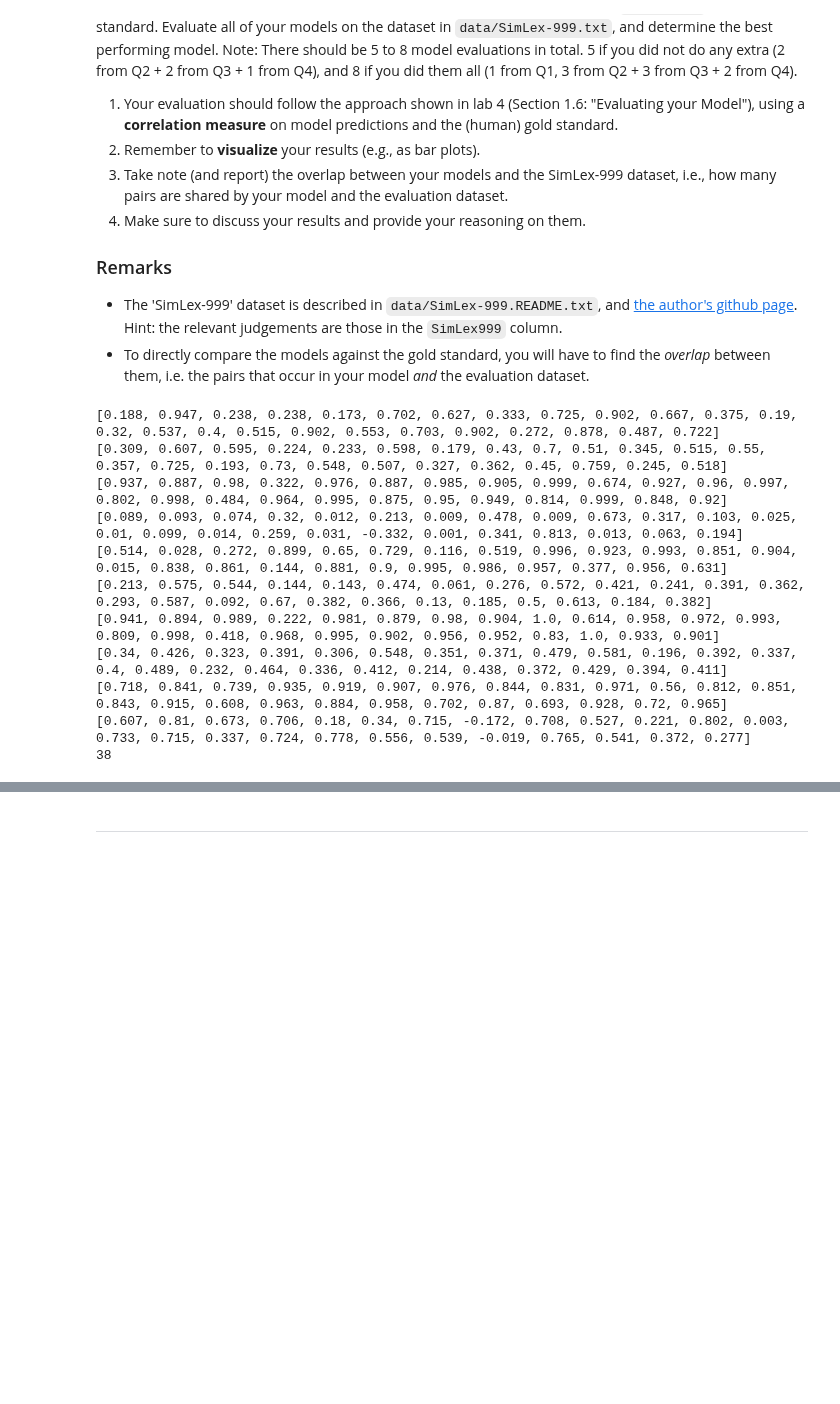
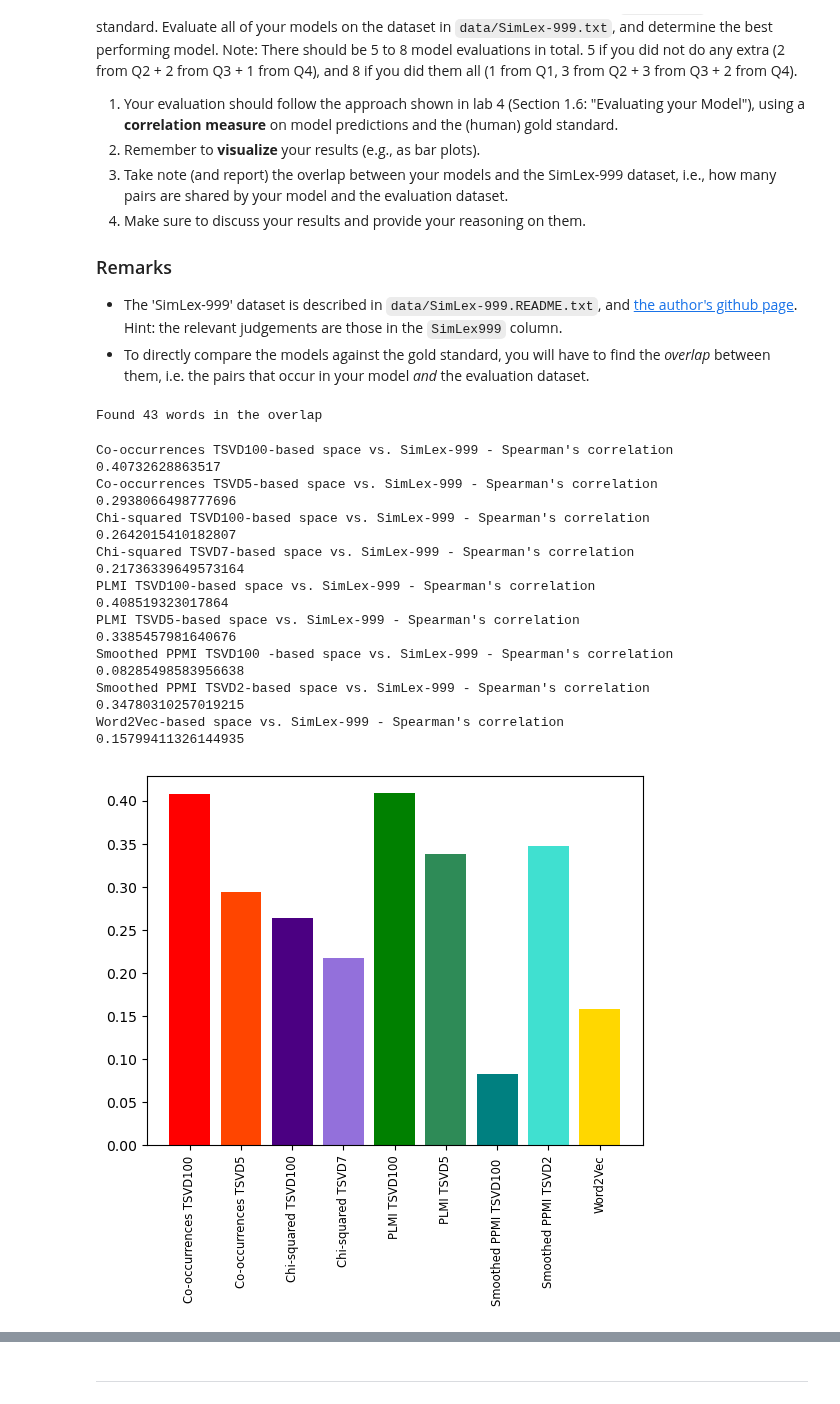
Before and after one commit to zhao-rry/AUC_TM_2025, a Jupyter notebook: my_stuff/ass2_harry/notebook.ipynb, the cells around one changed output, grey strips where cells are left out. Cells and saved outputs as stored; diff of their text form; code cells hidden in the pictures; blank space fills up the shorter version.

```diff
--- a/my_stuff/ass2_harry/notebook.ipynb
+++ b/my_stuff/ass2_harry/notebook.ipynb
@@ -356,7 +388,7 @@ plt.show()
 # using new values for dimensions based on
 # the inflection points in scree plot
 
-surface_co_tsvdopt_mat = TSVD(n_components = 4, algorithm = "arpack").fit_transform(surface_co_mat)
-chisq_tsvdopt_mat = TSVD(n_components = 5, algorithm = "arpack").fit_transform(chisq_mat)
-plmi_tsvdopt_mat = TSVD(n_components = 4, algorithm = "arpack").fit_transform(plmi_mat)
-sppmi_tsvdopt_mat = TSVD(n_components = 3, algorithm = "arpack").fit_transform(sppmi_mat)
+surface_co_tsvdopt_mat = TSVD(n_components = 5, algorithm = "arpack").fit_transform(surface_co_mat)
+chisq_tsvdopt_mat = TSVD(n_components = 7, algorithm = "arpack").fit_transform(chisq_mat)
+plmi_tsvdopt_mat = TSVD(n_components = 5, algorithm = "arpack").fit_transform(plmi_mat)
+sppmi_tsvdopt_mat = TSVD(n_components = 2, algorithm = "arpack").fit_transform(sppmi_mat)
@@ -382,7 +415,7 @@ params = {
     'vector_size': 20, # dimensions
     'window': 5,
     'epochs': 5,
-    'min_count': 10, # same as surface co-occurrences
+    'min_count': 5, # same as surface co-occurrences
     'sg': 0, # not the skip-gram (1), use CBOW (0)
     'negative': 5,
     'workers': 4, # how many cores to use
@@ -445,13 +478,13 @@ pairs_untagged = {
 standard_scores = []
 measure_scores = {
     "Co-occurrences TSVD100": (surface_co_simmat100, []),
-    "Co-occurrences TSVD4": (surface_co_simmat_opt, []),
+    "Co-occurrences TSVD5": (surface_co_simmat_opt, []),
     "Chi-squared TSVD100": (chisq_simmat100, []),
-    "Chi-squared TSVD5": (chisq_simmat_opt, []),
+    "Chi-squared TSVD7": (chisq_simmat_opt, []),
     "PLMI TSVD100": (plmi_simmat100, []),
-    "PLMI TSVD4": (plmi_simmat_opt, []),
+    "PLMI TSVD5": (plmi_simmat_opt, []),
     "Smoothed PPMI TSVD100 ": (sppmi_simmat100, []),
-    "Smoothed PPMI TSVD3": (sppmi_simmat_opt, []),
+    "Smoothed PPMI TSVD2": (sppmi_simmat_opt, []),
 }
 word2vec_scores = []
 measure_rhos = {k: 0 for k in measure_scores.keys()}
@@ -471,12 +504,12 @@ with open("data/SimLex-999.txt", 'r') as f:
             score = round(float(items[3]) / 10, 3)
 
             if (target, context) in pairs_untagged:
-                # print(target, context)
                 target_tagged = f"{target}-NOUN"
                 # context might not be a noun, so use nltk
                 context_tagged = '-'.join(
                     pos_tag([context], tagset = "universal")[0]
                 )
+                # print(target_tagged, context_tagged)
 
                 target_id = target_indices[target_tagged]
                 context_id = context_indices[context_tagged]
@@ -495,20 +528,43 @@ with open("data/SimLex-999.txt", 'r') as f:
                     standard_scores.append(score)
                     word2vec_scores.append(round(cbow_model.wv.similarity(target, context), 3))
 
-print(standard_scores[:25])
-for measure in measure_scores.values():
-    print(measure[1][:25])
-print(word2vec_scores[:25])
-print(len(standard_scores)) # why is it so low?
+print(f"Found {len(standard_scores)} words in the overlap")
 # %% [output]
-[0.188, 0.947, 0.238, 0.238, 0.173, 0.702, 0.627, 0.333, 0.725, 0.902, 0.667, 0.375, 0.19, 0.32, 0.537, 0.4, 0.515, 0.902, 0.553, 0.703, 0.902, 0.272, 0.878, 0.487, 0.722]
-[0.309, 0.607, 0.595, 0.224, 0.233, 0.598, 0.179, 0.43, 0.7, 0.51, 0.345, 0.515, 0.55, 0.357, 0.725, 0.193, 0.73, 0.548, 0.507, 0.327, 0.362, 0.45, 0.759, 0.245, 0.518]
-[0.937, 0.887, 0.98, 0.322, 0.976, 0.887, 0.985, 0.905, 0.999, 0.674, 0.927, 0.96, 0.997, 0.802, 0.998, 0.484, 0.964, 0.995, 0.875, 0.95, 0.949, 0.814, 0.999, 0.848, 0.92]
-[0.089, 0.093, 0.074, 0.32, 0.012, 0.213, 0.009, 0.478, 0.009, 0.673, 0.317, 0.103, 0.025, 0.01, 0.099, 0.014, 0.259, 0.031, -0.332, 0.001, 0.341, 0.813, 0.013, 0.063, 0.194]
-[0.514, 0.028, 0.272, 0.899, 0.65, 0.729, 0.116, 0.519, 0.996, 0.923, 0.993, 0.851, 0.904, 0.015, 0.838, 0.861, 0.144, 0.881, 0.9, 0.995, 0.986, 0.957, 0.377, 0.956, 0.631]
-[0.213, 0.575, 0.544, 0.144, 0.143, 0.474, 0.061, 0.276, 0.572, 0.421, 0.241, 0.391, 0.362, 0.293, 0.587, 0.092, 0.67, 0.382, 0.366, 0.13, 0.185, 0.5, 0.613, 0.184, 0.382]
-[0.941, 0.894, 0.989, 0.222, 0.981, 0.879, 0.98, 0.904, 1.0, 0.614, 0.958, 0.972, 0.993, 0.809, 0.998, 0.418, 0.968, 0.995, 0.902, 0.956, 0.952, 0.83, 1.0, 0.933, 0.901]
-[0.34, 0.426, 0.323, 0.391, 0.306, 0.548, 0.351, 0.371, 0.479, 0.581, 0.196, 0.392, 0.337, 0.4, 0.489, 0.232, 0.464, 0.336, 0.412, 0.214, 0.438, 0.372, 0.429, 0.394, 0.411]
-[0.718, 0.841, 0.739, 0.935, 0.919, 0.907, 0.976, 0.844, 0.831, 0.971, 0.56, 0.812, 0.851, 0.843, 0.915, 0.608, 0.963, 0.884, 0.958, 0.702, 0.87, 0.693, 0.928, 0.72, 0.965]
-[0.607, 0.81, 0.673, 0.706, 0.18, 0.34, 0.715, -0.172, 0.708, 0.527, 0.221, 0.802, 0.003, 0.733, 0.715, 0.337, 0.724, 0.778, 0.556, 0.539, -0.019, 0.765, 0.541, 0.372, 0.277]
-38
+Found 43 words in the overlap
+# %%
+rhos = []
+
+measure_scores["Word2Vec"] = (None, word2vec_scores)
+for label, measure in measure_scores.items():
+    print(f"{label}-based space vs. SimLex-999 - Spearman's correlation")
+
+    rho = spearmanr(standard_scores, measure[1])[0]
+    print(rho)
+    rhos.append(rho)
+
+colours = ["red", "orangered", "indigo", "mediumpurple",
+           "green", "seagreen", "teal", "turquoise", "gold"]
+
+plt.bar(range(len(rhos)), rhos, color = colours)
+plt.xticks(range(len(rhos)), measure_scores.keys(), size = 'small', rotation = 'vertical')
+plt.show()
+# %% [output]
+Co-occurrences TSVD100-based space vs. SimLex-999 - Spearman's correlation
+0.40732628863517
+Co-occurrences TSVD5-based space vs. SimLex-999 - Spearman's correlation
+0.2938066498777696
+Chi-squared TSVD100-based space vs. SimLex-999 - Spearman's correlation
+0.2642015410182807
+Chi-squared TSVD7-based space vs. SimLex-999 - Spearman's correlation
+0.21736339649573164
+PLMI TSVD100-based space vs. SimLex-999 - Spearman's correlation
+0.408519323017864
+PLMI TSVD5-based space vs. SimLex-999 - Spearman's correlation
+0.3385457981640676
+Smoothed PPMI TSVD100 -based space vs. SimLex-999 - Spearman's correlation
+0.08285498583956638
+Smoothed PPMI TSVD2-based space vs. SimLex-999 - Spearman's correlation
+0.34780310257019215
+Word2Vec-based space vs. SimLex-999 - Spearman's correlation
+0.15799411326144935
+[figure, added]
```
Also changed, not shown: parts of 19 cells of this notebook.
